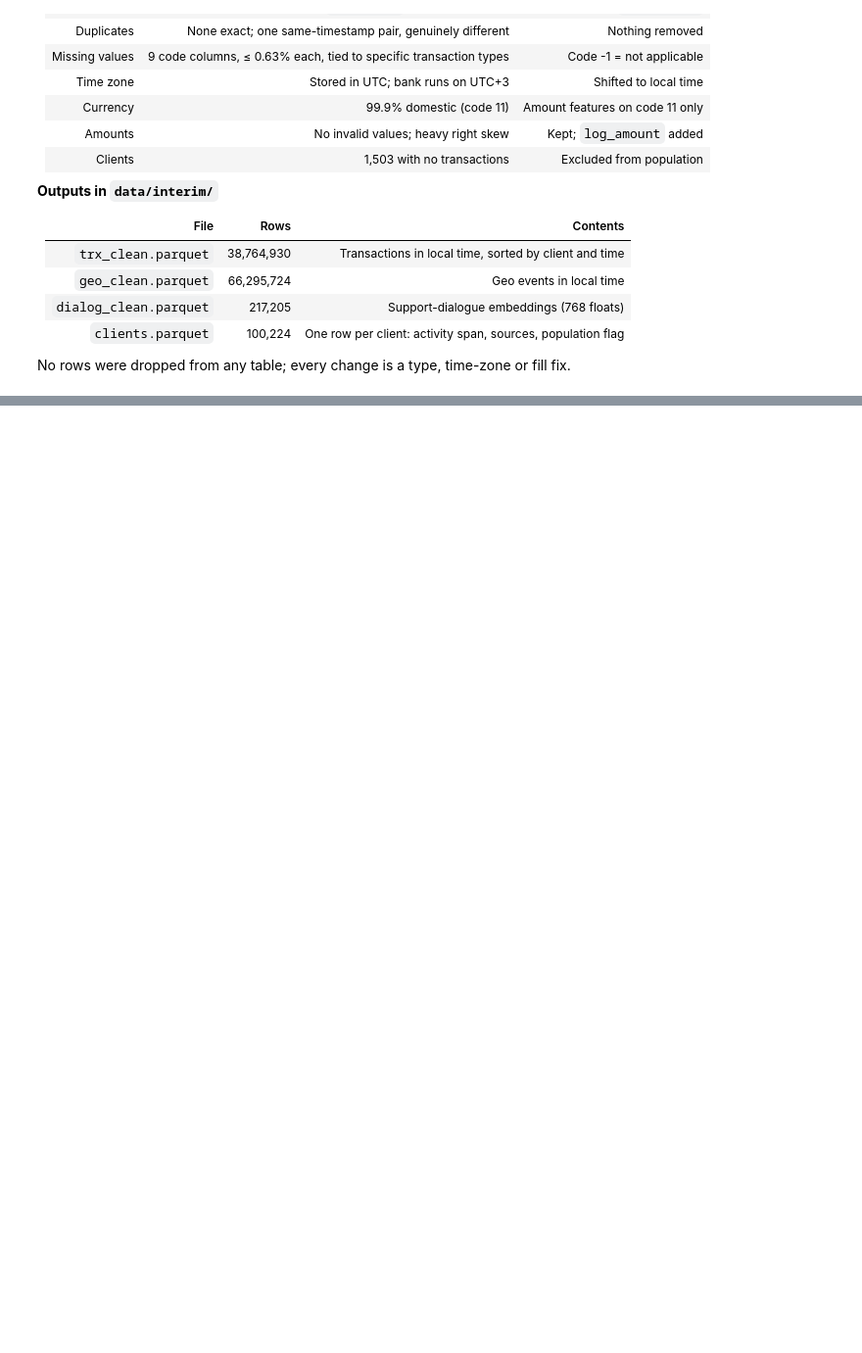
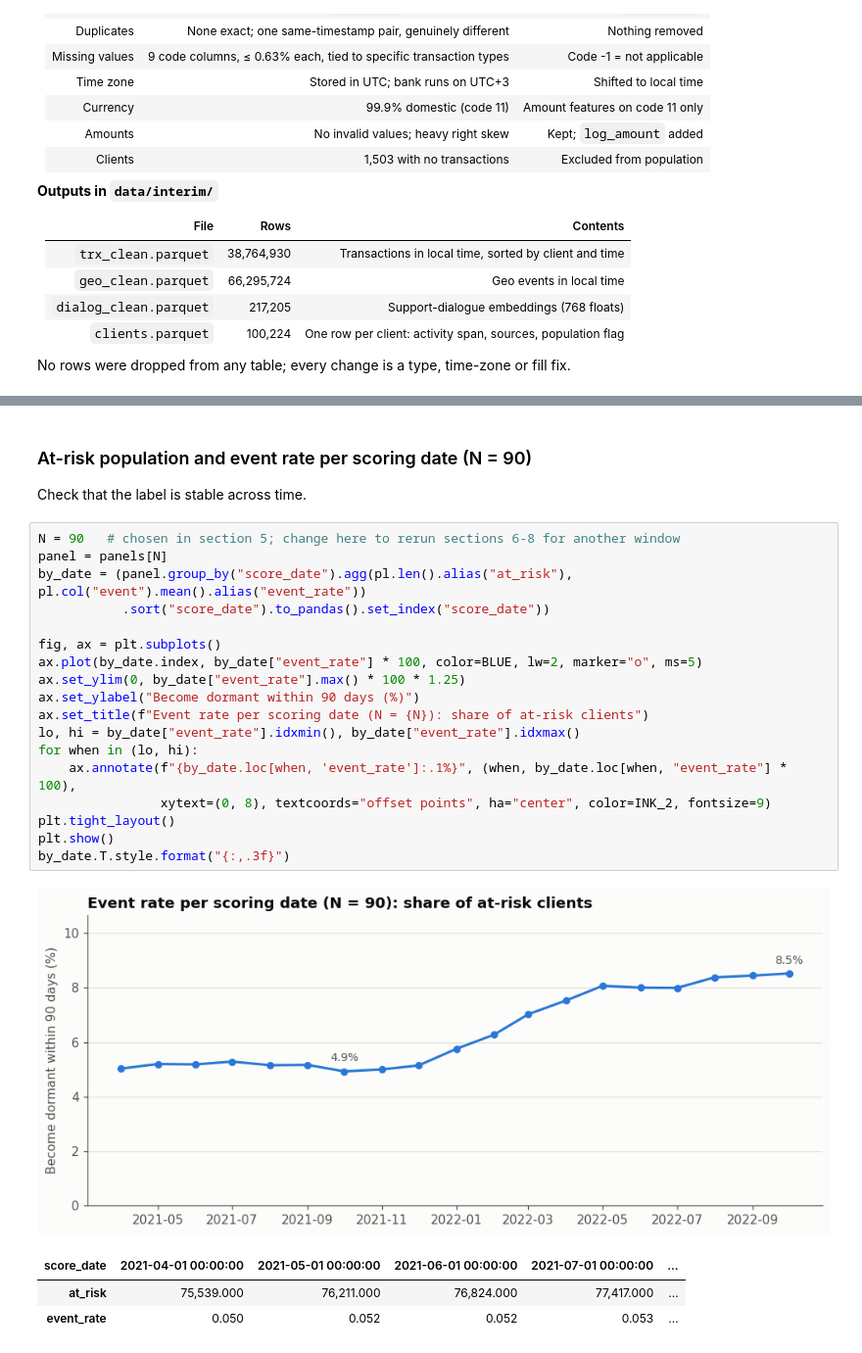
Before and after one commit to tintinWanyoike/084045_dsa_8401_capstone_project, a Jupyter notebook: notebook.ipynb, the cells around one changed output, grey strips where cells are left out. Shown at 98% size. Saved outputs shown, nothing was run; the diff lists cells and outputs as text; blank space fills up the shorter version.

```diff
--- a/notebook.ipynb
+++ b/notebook.ipynb
@@ -1019,0 +1344,27 @@ No rows were dropped from any table; every change is a type, time-zone or fill f
+# %% [markdown]
+### At-risk population and event rate per scoring date (N = 90)
+
+Check that the label is stable across time.
+# %%
+N = 90   # chosen in section 5; change here to rerun sections 6-8 for another window
+panel = panels[N]
+by_date = (panel.group_by("score_date").agg(pl.len().alias("at_risk"), pl.col("event").mean().alias("event_rate"))
+           .sort("score_date").to_pandas().set_index("score_date"))
+
+fig, ax = plt.subplots()
+ax.plot(by_date.index, by_date["event_rate"] * 100, color=BLUE, lw=2, marker="o", ms=5)
+ax.set_ylim(0, by_date["event_rate"].max() * 100 * 1.25)
+ax.set_ylabel("Become dormant within 90 days (%)")
+ax.set_title(f"Event rate per scoring date (N = {N}): share of at-risk clients")
+lo, hi = by_date["event_rate"].idxmin(), by_date["event_rate"].idxmax()
+for when in (lo, hi):
+    ax.annotate(f"{by_date.loc[when, 'event_rate']:.1%}", (when, by_date.loc[when, "event_rate"] * 100),
+                xytext=(0, 8), textcoords="offset points", ha="center", color=INK_2, fontsize=9)
+plt.tight_layout()
+plt.show()
+by_date.T.style.format("{:,.3f}")
+# %% [output]
+[figure, added]
+| score_date | 2021-04-01 00:00:00 | 2021-05-01 00:00:00 | 2021-06-01 00:00:00 | 2021-07-01 00:00:00 | ... |
+| at_risk | 75,539.000 | 76,211.000 | 76,824.000 | 77,417.000 | ... |
+| event_rate | 0.050 | 0.052 | 0.052 | 0.053 | ... |
```
Also changed, not shown: parts of 39 cells of this notebook.
